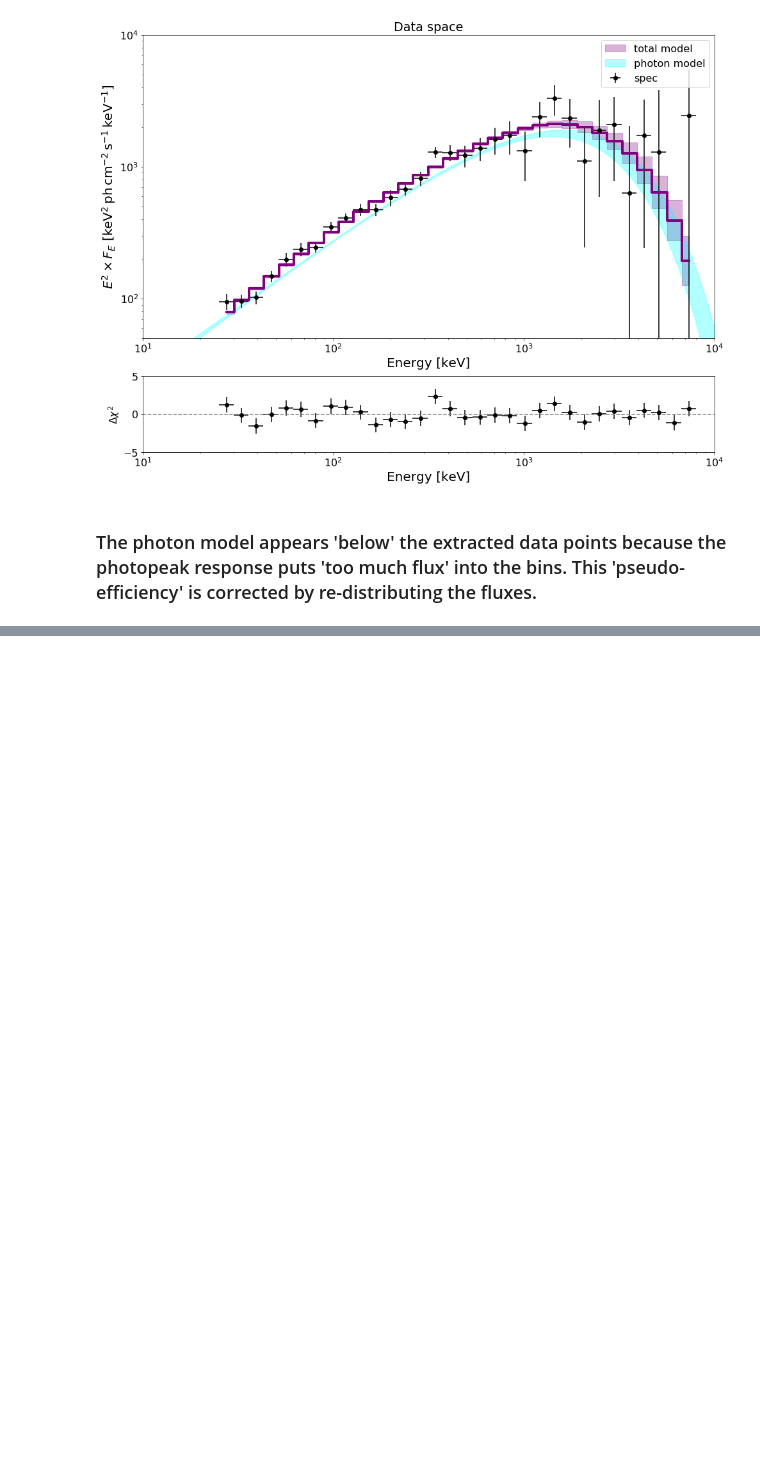
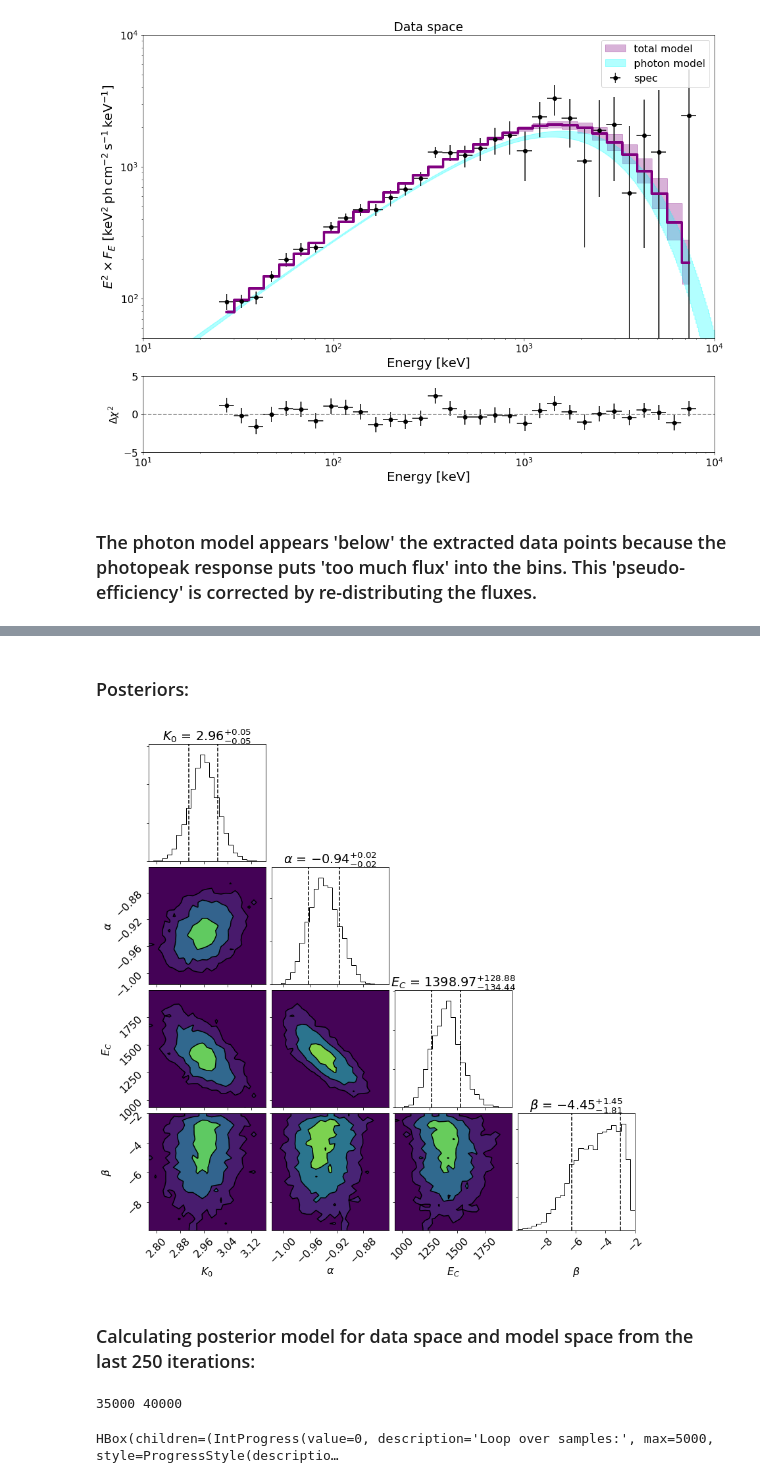
Before and after one commit to tsiegert/120711A, a Jupyter notebook: GRB120711A_BB.ipynb, the cells around one changed output, grey strips where cells are left out. Saved outputs shown, nothing was run; the diff lists cells and outputs as text; code cells hidden in the pictures; blank space fills up the shorter version.

```diff
--- a/GRB120711A_BB.ipynb
+++ b/GRB120711A_BB.ipynb
@@ -491,0 +637,58 @@ ax[1].set_ylim(-5,5)
+# %% [markdown]
+<h3>Posteriors:</h3>
+# %%
+scl = [1e2,1,1,1]
+samplesf = sampler.flatchain
+sigma = 68.3
+fig = corner.corner(samplesf[burnin*n_walkers:,:]*scl,
+                    labels=labels,
+                    #truths=np.array([C0,alpha])*scl,
+                    quantiles=(50+sigma/np.array([-2,+2]))/100.,
+                    show_titles=True,
+                    bins=25,
+                    fill_contours=True,
+                    contourf_kwargs={"cmap": plt.cm.viridis, "colors":None},
+                    levels=[1-np.exp(-4.5),1-np.exp(-2.0),1-np.exp(-0.5)],
+                    truth_color='orange')
+fig.set_size_inches(12,12)
+# %% [output]
+[figure, added]
+# %% [markdown]
+<h3>Calculating posterior model for data space and model space from the last 250 iterations:</h3>
+# %%
+n_e = len(ee)
+
+# how many samples to use for plotting and calculation of posterior model
+n_use = 250
+# data space
+n_plot_samples = n_walkers*n_use
+y_models = np.zeros((n_e,n_plot_samples))
+
+
+# where to evaluate model
+x_model = np.logspace(np.log10(10),np.log10(10000),500)
+N_model = len(x_model)
+y_modelsm = np.zeros((N_model,n_plot_samples))
+
+last_x_samples = iters-n_use
+
+print(n_walkers*last_x_samples,n_walkers*last_x_samples+n_plot_samples)
+
+for i in tqdm(range(n_walkers*last_x_samples,n_walkers*last_x_samples+n_plot_samples),'Loop over samples:'):
+    #i = p - n_walkers*last_x_samples
+    y_models[:,i-n_walkers*last_x_samples] =SPI_model_fit(samplesf[i,:],
+                                                          ee,
+                                                          np.zeros(len(ee)),
+                                                          dee,
+                                                          np.ones(len(ee)),
+                                                          matrix,
+                                                          e_lo,
+                                                          e_hi,
+                                                          function=fit_function,
+                                                          eval=True)
+
+
+    y_modelsm[:,i-n_walkers*last_x_samples] = globals()[fit_function](x_model,samplesf[i,:])
+# %% [output]
+35000 40000
+HBox(children=(IntProgress(value=0, description='Loop over samples:', max=5000, style=ProgressStyle(descriptio…
```
Also changed, not shown: parts of 17 cells of this notebook, 1 other file.
